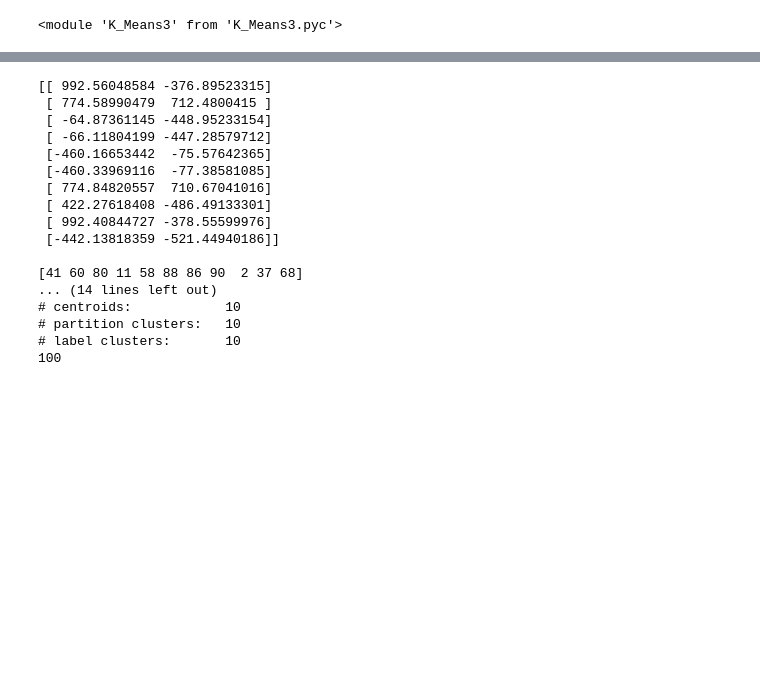
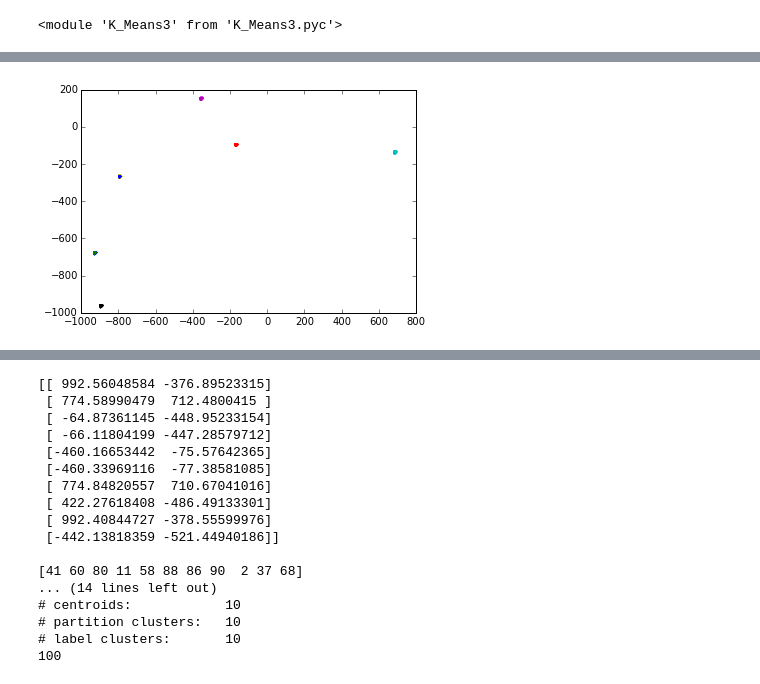
Before and after one commit to diogo-aos/QCThesis, a Jupyter notebook: notebooks/Debugging K_Means3.ipynb, the cells around one changed output, grey strips where cells are left out. Drawn from its saved outputs; the diff is of its cells as text; code cells hidden in the pictures; blank space fills up the shorter version.

```diff
--- a/notebooks/Debugging K_Means3.ipynb
+++ b/notebooks/Debugging K_Means3.ipynb
@@ -41,6 +52,12 @@ grouperCUDA = K_Means()
 grouperCUDA._centroid_mode="index"
 grouperCUDA._cuda_mem="manual"
 grouperCUDA.fit(data, k, iters=iters, mode="cuda", cuda_mem='manual',tol=1e-4,max_iters=300)
+# %%
+for c in np.unique(grouperCUDA.labels_):
+    c_data = data[np.where(grouperCUDA.labels_==c)[0]]
+    plt.plot(c_data[:,0],c_data[:,1],'.',label="data")
+# %% [output]
+[figure, added]
 # %%
 plt.plot(data[:,0],data[:,1],'.',label="data")
 plt.plot(grouperCUDA.centroids[:,0],grouperCUDA.centroids[:,1],'yx',mew=2,label="centroids")
```
Also changed, not shown: parts of 11 cells of this notebook, 2 other files.
